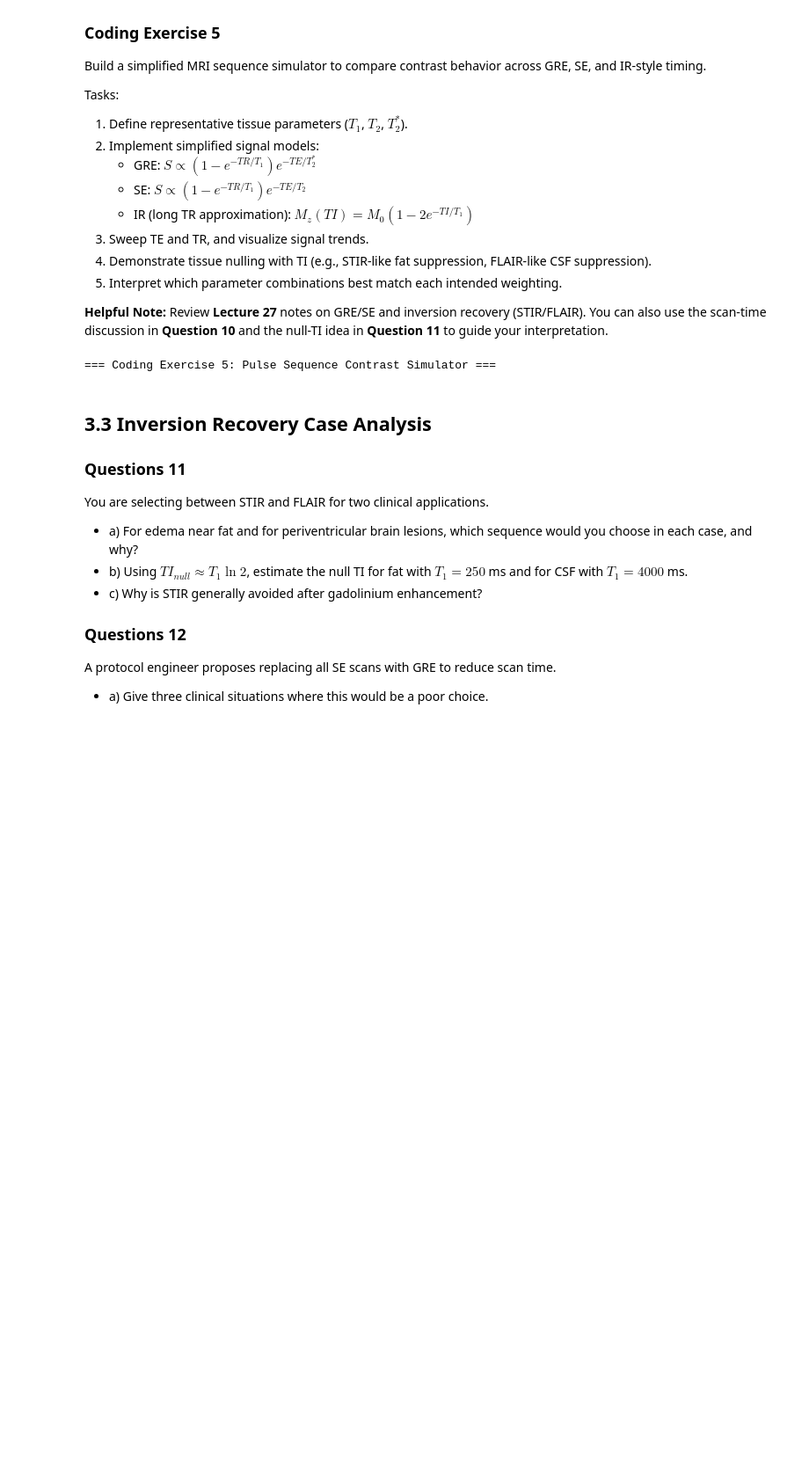
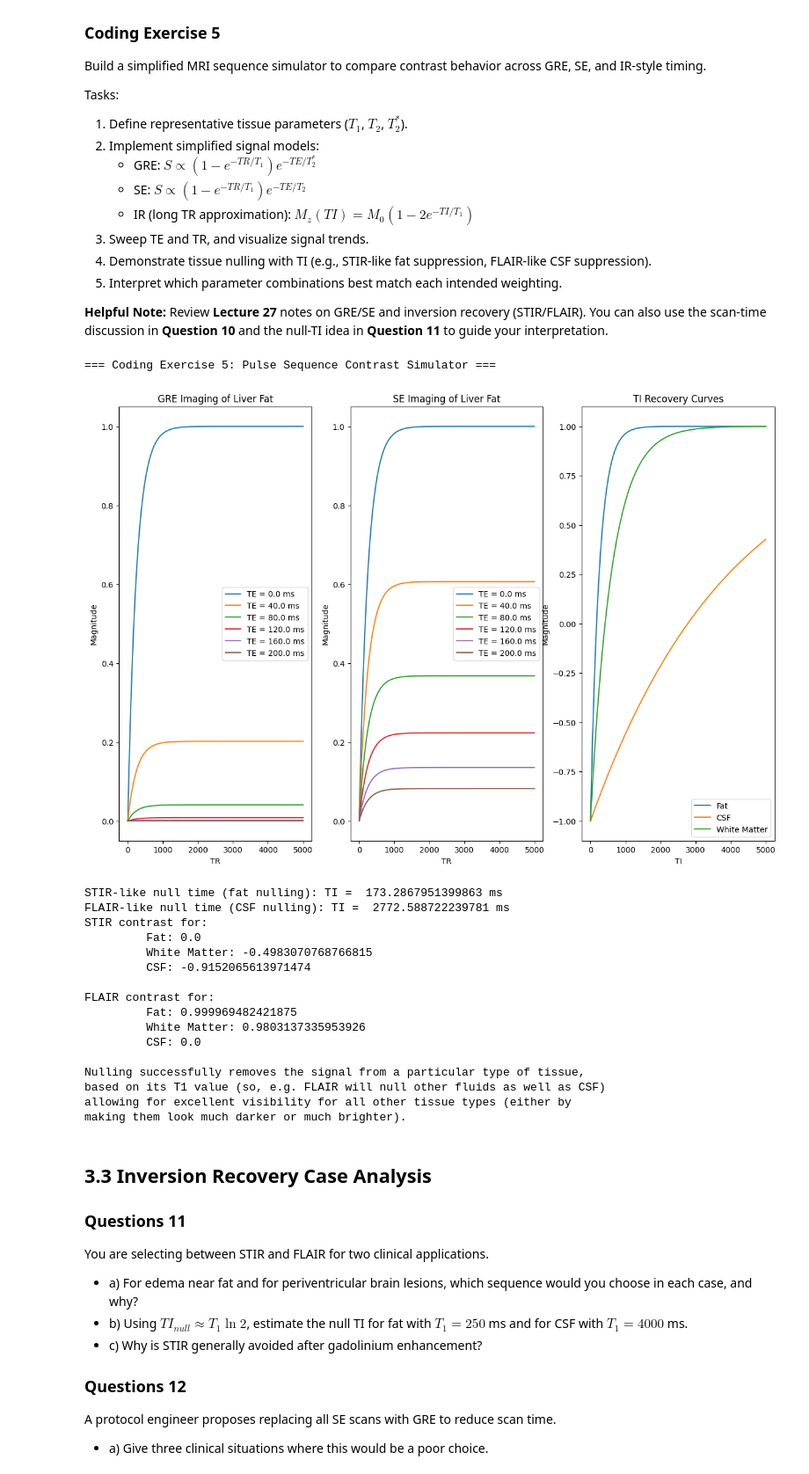
Before and after one commit to DeemDeem52/BMEN509-623_Deliverable_4, a Jupyter notebook: deliverable-04-starter.ipynb, the cells around one changed output. Shown at 88% size. Cells and saved outputs as stored; diff of their text form; code cells hidden in the pictures; blank space fills up the shorter version.

Commit message:
Coding Exercise 5

```diff
--- a/deliverable-04-starter.ipynb
+++ b/deliverable-04-starter.ipynb
@@ -1055,34 +1056,105 @@ def gre_signal(tr_ms, te_ms, t1_ms, t2star_ms):
 
 
 def se_signal(tr_ms, te_ms, t1_ms, t2_ms):
     return (1 - np.exp(-tr_ms / t1_ms)) * np.exp(-te_ms / t2_ms)
 
 
 def ir_mz(ti_ms, t1_ms, m0=1.0):
     return m0 * (1 - 2 * np.exp(-ti_ms / t1_ms))
 
 
 def null_ti(t1_ms):
     return t1_ms * np.log(2)
 
 
 # TODO 1: Define tissue parameters.
+tissue_dict = tissue_dict # I will add T2* parameters to the dictionary from Coding Exercise 1
+tissue_dict["White Matter"]["T2*"] = 58.5 # source: https://cds.ismrm.org/protected/06MProceedings/PDFfiles/00926.pdf
+tissue_dict["Fat"]["T2*"] = 25 # source: https://pmc.ncbi.nlm.nih.gov/articles/PMC3070176/#R20 (liver fat)
 
 # TODO 2: Create TR, TE, and TI sweeps.
+tr_sweep = tr_sweep # from Coding Exercise 1
+te_sweep = np.linspace(0, 200, 6) # ms
+ti_sweep = np.linspace(0, 5000, 1000) # ms
 
 # TODO 3: Compute GRE and SE signal trends.
+gre_signals = []; se_signals = []; labels = []
+for i, te in enumerate(te_sweep):
+    gre_signals.append([
+        gre_signal(tr, te,
+                   tissue_dict["Fat"]["T1"],
+                   tissue_dict["Fat"]["T2*"]) for tr in tr_sweep])
+    se_signals.append([
+        se_signal(tr, te,
+                   tissue_dict["Fat"]["T1"],
+                   tissue_dict["Fat"]["T2"]) for tr in tr_sweep])
+    labels.append(f"TE = {te} ms")
 
 # TODO 4: Plot GRE and SE signal behavior.
+fix, (ax1, ax2, ax3) = plt.subplots(1, 3, figsize=(15, 10))
+
+for signal in gre_signals:
+    ax1.plot(tr_sweep, signal)
+ax1.legend(labels); ax1.set_xlabel("TR"); ax1.set_ylabel("Magnitude")
+ax1.set_title("GRE Imaging of Liver Fat")
+
+for signal in se_signals:
+    ax2.plot(tr_sweep, signal)
+ax2.legend(labels); ax2.set_xlabel("TR"); ax2.set_ylabel("Magnitude")
+ax2.set_title("SE Imaging of Liver Fat")
 
 # TODO 5: Compute inversion-recovery curves across TI.
+fat_ir_curves = [ir_mz(ti, tissue_dict["Fat"]["T1"]) for ti in ti_sweep]
+csf_ir_curves = [ir_mz(ti, tissue_dict["CSF"]["T1"]) for ti in ti_sweep]
+wm_ir_curves = [ir_mz(ti, tissue_dict["White Matter"]["T1"]) for ti in ti_sweep]
+ax3.plot(ti_sweep, fat_ir_curves, ti_sweep, csf_ir_curves, ti_sweep, wm_ir_curves)
+ax3.set_xlabel("TI"); ax3.set_ylabel("Magnitude")
+ax3.set_title("TI Recovery Curves"); ax3.legend(["Fat", "CSF", "White Matter"])
+
+plt.show()
 
 # TODO 6: Estimate STIR-like and FLAIR-like null times.
+stir_ti = null_ti(tissue_dict["Fat"]["T1"])
+print("STIR-like null time (fat nulling): TI = ", stir_ti, "ms")
+flair_ti = null_ti(tissue_dict["CSF"]["T1"])
+print("FLAIR-like null time (CSF nulling): TI = ", flair_ti, "ms")
 
 # TODO 7: Add a short interpretation of the contrast behavior.
+print("STIR contrast for:")
+print(f"\t Fat: {ir_mz(stir_ti, tissue_dict['Fat']['T1'])}")
+print(f"\t White Matter: {ir_mz(stir_ti, tissue_dict['White Matter']['T1'])}")
+print(f"\t CSF: {ir_mz(stir_ti, tissue_dict['CSF']['T1'])}")
+print()
+print("FLAIR contrast for:")
+print(f"\t Fat: {ir_mz(flair_ti, tissue_dict['Fat']['T1'])}")
+print(f"\t White Matter: {ir_mz(flair_ti, tissue_dict['White Matter']['T1'])}")
+print(f"\t CSF: {ir_mz(flair_ti, tissue_dict['CSF']['T1'])}")
 
-# ...
+print('''
+Nulling successfully removes the signal from a particular type of tissue,
+based on its T1 value (so, e.g. FLAIR will null other fluids as well as CSF)
+allowing for excellent visibility for all other tissue types (either by
+making them look much darker or much brighter).
+''')
 # %% [output]
 === Coding Exercise 5: Pulse Sequence Contrast Simulator ===
+[figure, added]
+STIR-like null time (fat nulling): TI =  173.2867951399863 ms
+FLAIR-like null time (CSF nulling): TI =  2772.588722239781 ms
+STIR contrast for:
+         Fat: 0.0
+         White Matter: -0.4983070768766815
+         CSF: -0.9152065613971474
+
+FLAIR contrast for:
+         Fat: 0.999969482421875
+         White Matter: 0.9803137335953926
+         CSF: 0.0
+
+Nulling successfully removes the signal from a particular type of tissue,
+based on its T1 value (so, e.g. FLAIR will null other fluids as well as CSF)
+allowing for excellent visibility for all other tissue types (either by
+making them look much darker or much brighter).
 # %% [markdown]
 ## 3.3 Inversion Recovery Case Analysis
 
```
Also changed, not shown: parts of 2 cells of this notebook.
